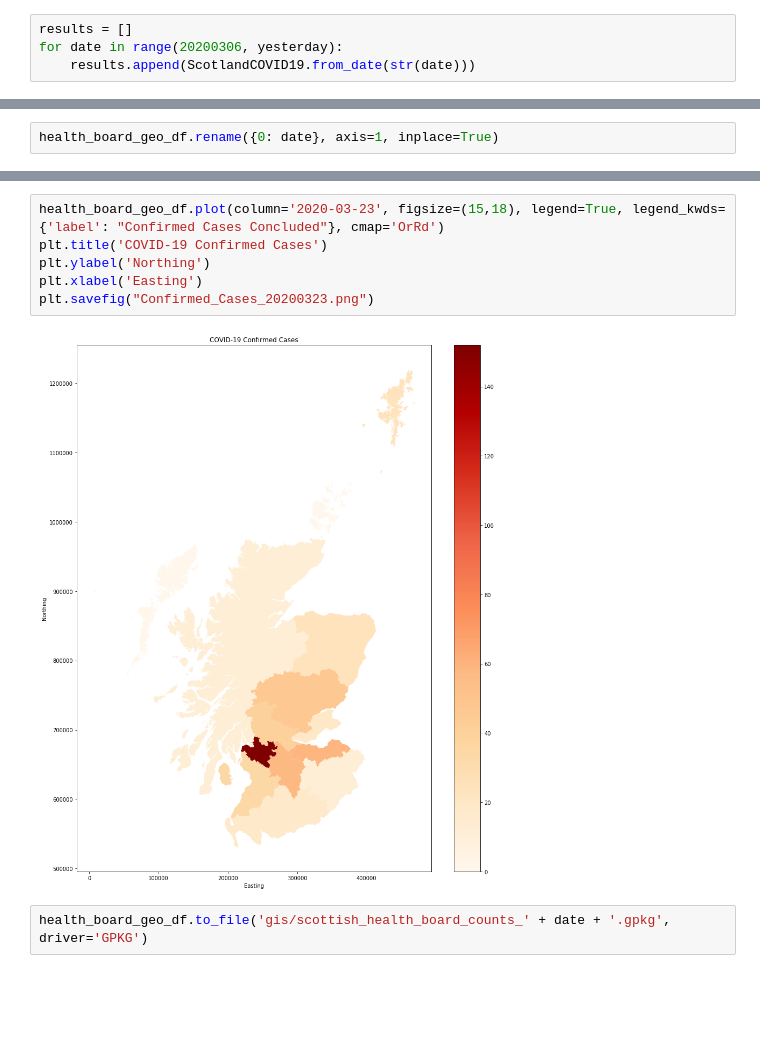
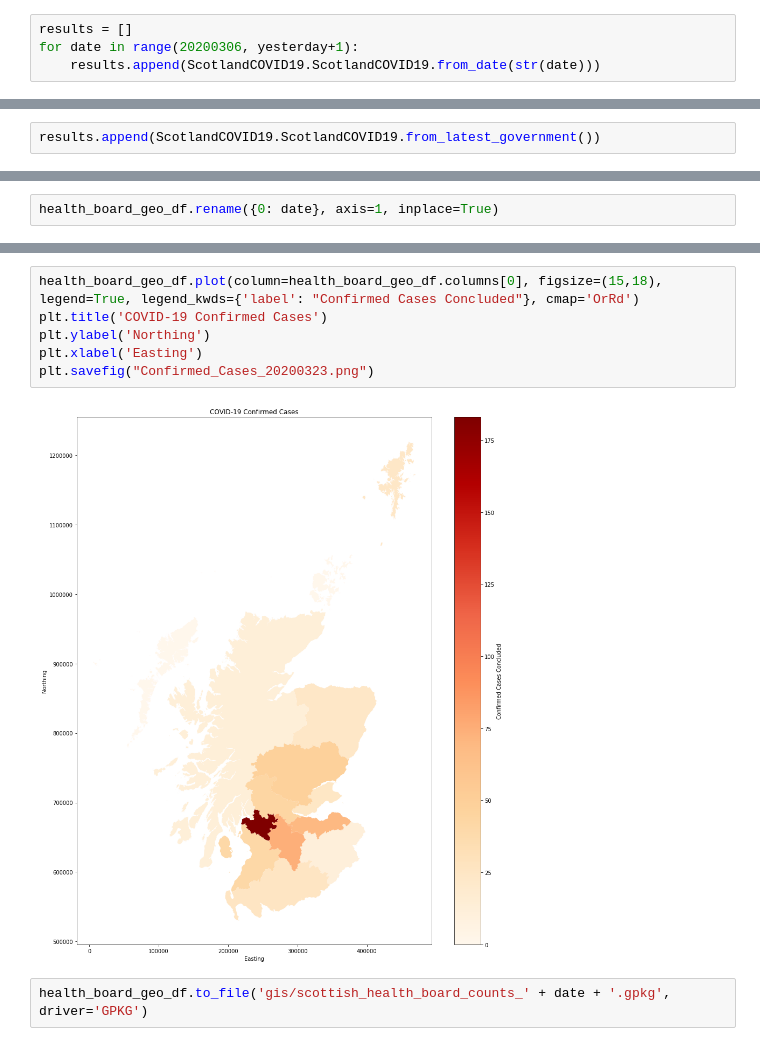
Before and after one commit to seumasmorrison/Scotland_COVID-19, a Jupyter notebook: Scotland_COVID-19.ipynb, the cells around one changed output, grey strips where cells are left out. Saved outputs shown, nothing was run; the diff lists cells and outputs as text; blank space fills up the shorter version.

```diff
--- a/Scotland_COVID-19.ipynb
+++ b/Scotland_COVID-19.ipynb
@@ -29,8 +32,8 @@ import ScotlandCOVID19
 yesterday = int(str(datetime.now())[:10].replace('-',''))-1
 # %%
 results = []
-for date in range(20200306, yesterday):
-    results.append(ScotlandCOVID19.from_date(str(date)))
+for date in range(20200306, yesterday+1):
+    results.append(ScotlandCOVID19.ScotlandCOVID19.from_date(str(date)))
 # %% [output]
 20200306
  6 March 2020
@@ -51,0 +55,2 @@ for date in range(20200306, yesterday):
+# %%
+results.append(ScotlandCOVID19.ScotlandCOVID19.from_latest_government())
@@ -570,11 +555,11 @@ health_board_geo_df
 # %%
-health_board_geo_df.plot(column='2020-03-23', figsize=(15,18), legend=True, legend_kwds={'label': "Confirmed Cases Concluded"}, cmap='OrRd')
+health_board_geo_df.plot(column=health_board_geo_df.columns[0], figsize=(15,18), legend=True, legend_kwds={'label': "Confirmed Cases Concluded"}, cmap='OrRd')
 plt.title('COVID-19 Confirmed Cases')
 plt.ylabel('Northing')
 plt.xlabel('Easting')
 plt.savefig("Confirmed_Cases_20200323.png")
 # %% [output]
-[figure, old version]
+[figure, new version]
 # %%
 health_board_geo_df.to_file('gis/scottish_health_board_counts_' + date + '.gpkg', driver='GPKG')
 # %% [markdown]
```
Also changed, not shown: parts of 32 cells of this notebook, 3 other files.
